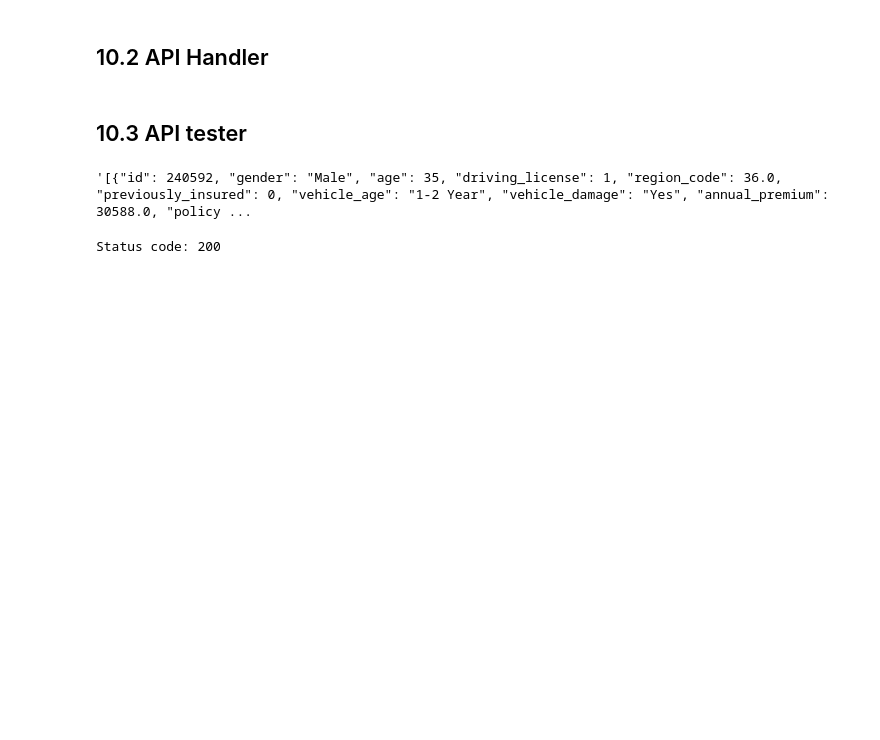
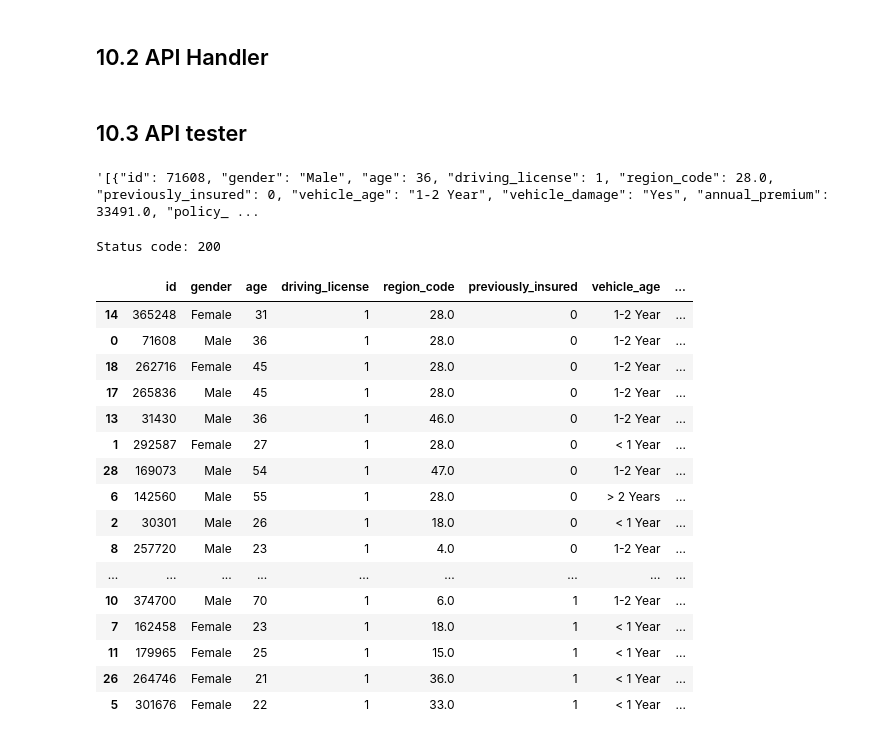
Before and after one commit to fr22/Health_Insuranse_Cross_Sell, a Jupyter notebook: Health_insurance.ipynb, the cells around one changed output. Cells and saved outputs as stored; diff of their text form; code cells hidden in the pictures; blank space fills up the shorter version.

```diff
--- a/Health_insurance.ipynb
+++ b/Health_insurance.ipynb
@@ -1471,17 +1476,45 @@ df_t = df_test_raw.sample(10)
+# %%
+#df_t.to_csv('../csv/teste.csv', index=False)
+df_t = pd.read_csv('../csv/teste.csv')
+# %%
+cols_old = list(df_t.columns)
+cols_new =  list(map(lambda x: inflection.underscore(x), cols_old))
+df_t.columns = cols_new
 # %%
 data = json.dumps(df_t.to_dict(orient= 'records'))
 # %%
 data
 # %% [output]
-'[{"id": 240592, "gender": "Male", "age": 35, "driving_license": 1, "region_code": 36.0, "previously_insured": 0, "vehicle_age": "1-2 Year", "vehicle_damage": "Yes", "annual_premium": 30588.0, "policy ...
+'[{"id": 71608, "gender": "Male", "age": 36, "driving_license": 1, "region_code": 28.0, "previously_insured": 0, "vehicle_age": "1-2 Year", "vehicle_damage": "Yes", "annual_premium": 33491.0, "policy_ ...
 # %%
 # API call
-
-url =  'http://127.0.0.1:5000/predict'
+url = 'https://healthinsurance-api-render.onrender.com/predict'
+#url =  'http://127.0.0.1:5000/predict'
 header = {'Content-type': 'application/json'}
 
 r = requests.post(url, data=data, headers=header)
 print(f'Status code: {r.status_code}')
 # %% [output]
 Status code: 200
+# %%
+df_list = pd.DataFrame(r.json())
+df_list.sort_values('prediction', ascending=False)
+# %% [output]
+|  | id | gender | age | driving_license | region_code | previously_insured | vehicle_age | ... |
+| 14 | 365248 | Female | 31 | 1 | 28.0 | 0 | 1-2 Year | ... |
+| 0 | 71608 | Male | 36 | 1 | 28.0 | 0 | 1-2 Year | ... |
+| 18 | 262716 | Female | 45 | 1 | 28.0 | 0 | 1-2 Year | ... |
+| 17 | 265836 | Male | 45 | 1 | 28.0 | 0 | 1-2 Year | ... |
+| 13 | 31430 | Male | 36 | 1 | 46.0 | 0 | 1-2 Year | ... |
+| 1 | 292587 | Female | 27 | 1 | 28.0 | 0 | < 1 Year | ... |
+| 28 | 169073 | Male | 54 | 1 | 47.0 | 0 | 1-2 Year | ... |
+| 6 | 142560 | Male | 55 | 1 | 28.0 | 0 | > 2 Years | ... |
+| 2 | 30301 | Male | 26 | 1 | 18.0 | 0 | < 1 Year | ... |
+| 8 | 257720 | Male | 23 | 1 | 4.0 | 0 | 1-2 Year | ... |
+| ... | ... | ... | ... | ... | ... | ... | ... | ... |
+| 10 | 374700 | Male | 70 | 1 | 6.0 | 1 | 1-2 Year | ... |
+| 7 | 162458 | Female | 23 | 1 | 18.0 | 1 | < 1 Year | ... |
+| 11 | 179965 | Female | 25 | 1 | 15.0 | 1 | < 1 Year | ... |
+| 26 | 264746 | Female | 21 | 1 | 36.0 | 1 | < 1 Year | ... |
+| 5 | 301676 | Female | 22 | 1 | 33.0 | 1 | < 1 Year | ... |
 # %%
```
Also changed, not shown: parts of 3 cells of this notebook, 1 other file.
